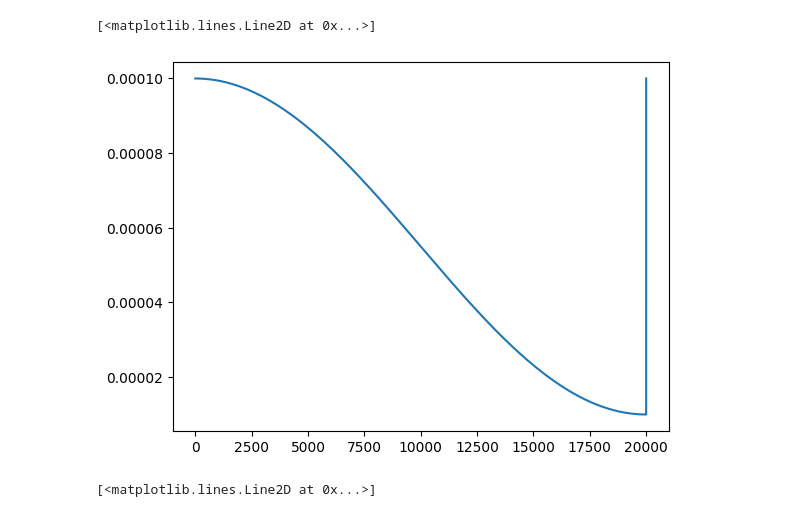
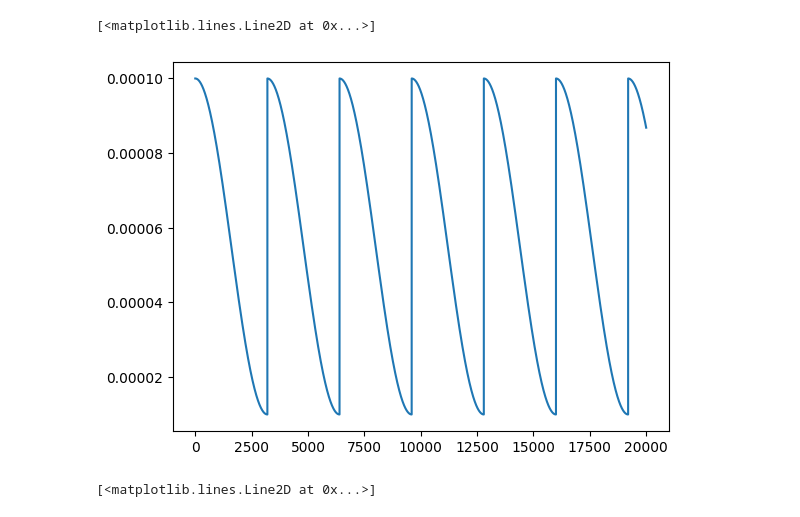
Before and after one commit to SinolationGroup/nlp-models, a Jupyter notebook: notebooks/09-lr_schedulers.ipynb, the cells around one changed output. Saved outputs shown, nothing was run; the diff lists cells and outputs as text; code cells hidden in the pictures.

```diff
--- a/notebooks/09-lr_schedulers.ipynb
+++ b/notebooks/09-lr_schedulers.ipynb
@@ -4,21 +4,21 @@ import matplotlib.pyplot as plt
 # %%
 model = torch.nn.Linear(2, 1)
 optimizer = torch.optim.Adam(model.parameters(), lr=0.0001)
-lr_sched = torch.optim.lr_scheduler.CosineAnnealingWarmRestarts(optimizer, T_0=10000, T_mult=1, eta_min=0.00001, last_epoch=-1)
+lr_sched = torch.optim.lr_scheduler.CosineAnnealingWarmRestarts(optimizer, T_0=3200, T_mult=1, eta_min=0.00001, last_epoch=-1)
 
 
 lrs = []
 
 for i in range(20000):
     lr_sched.step()
     lrs.append(
         optimizer.param_groups[0]["lr"]
     )
 
 plt.plot(lrs)
 # %% [output]
 [<matplotlib.lines.Line2D at 0x...>]
-[figure, old version]
+[figure, new version]
 # %%
 model = torch.nn.Linear(2, 1)
 optimizer = torch.optim.SGD(model.parameters(), lr=0.0001)
```
Also changed, not shown: 16 other files.
